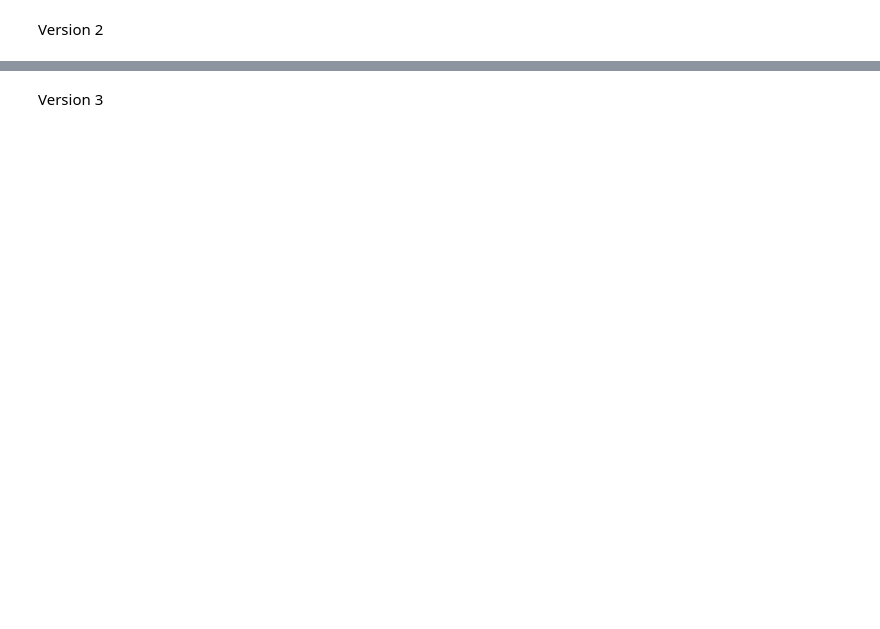
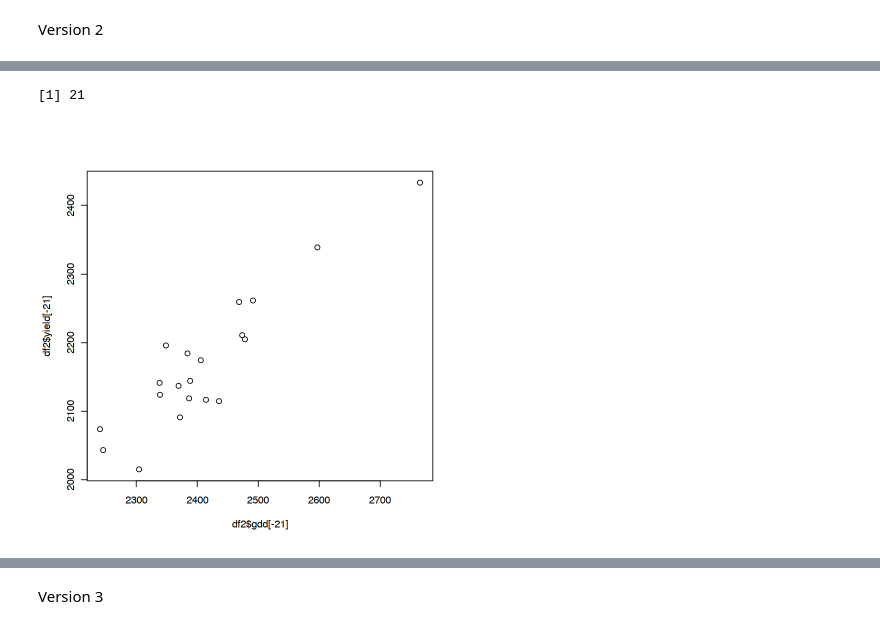
Before and after one commit to openmodels/ccecon2024, a Jupyter notebook: Week 6 - Some Econometrics Public.ipynb, the cells around one changed output, grey strips where cells are left out. Drawn from its saved outputs; the diff is of its cells as text; code cells hidden in the pictures; blank space fills up the shorter version.

```diff
--- a/Week 6 - Some Econometrics Public.ipynb
+++ b/Week 6 - Some Econometrics Public.ipynb
@@ -35,4 +203,4 @@ df$dyield = df$gdd - 10 * df$edd
 # %%
-df2 = df %>% group_by(year) %>% summarize(gdd = sum(gdd), edd = sum(edd), yield = sum(yield))
+df2 = df %>% group_by(year) %>% summarize(gdd = sum(gdd), edd = sum(edd), yield = sum(dyield))
 # %%
 head(df2)
@@ -40,0 +240,8 @@ summary(lm(yield ~ gdd + edd, data=df2))
+# %%
+nrow(df2)
+# %% [output]
+[1] 21
+# %%
+plot(df2$gdd[-21], df2$yield[-21])
+# %% [output]
+[figure, added]
```
Also changed, not shown: parts of 27 cells of this notebook.
